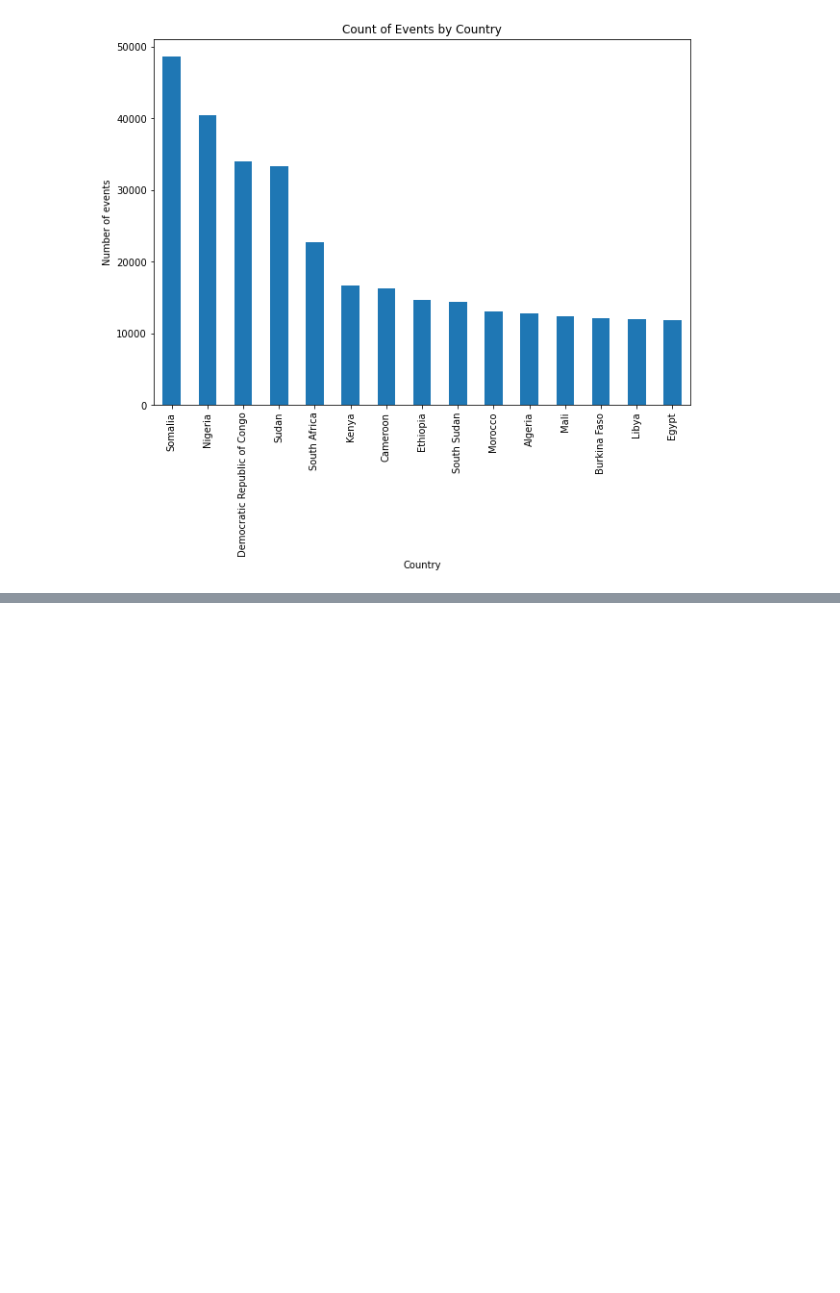
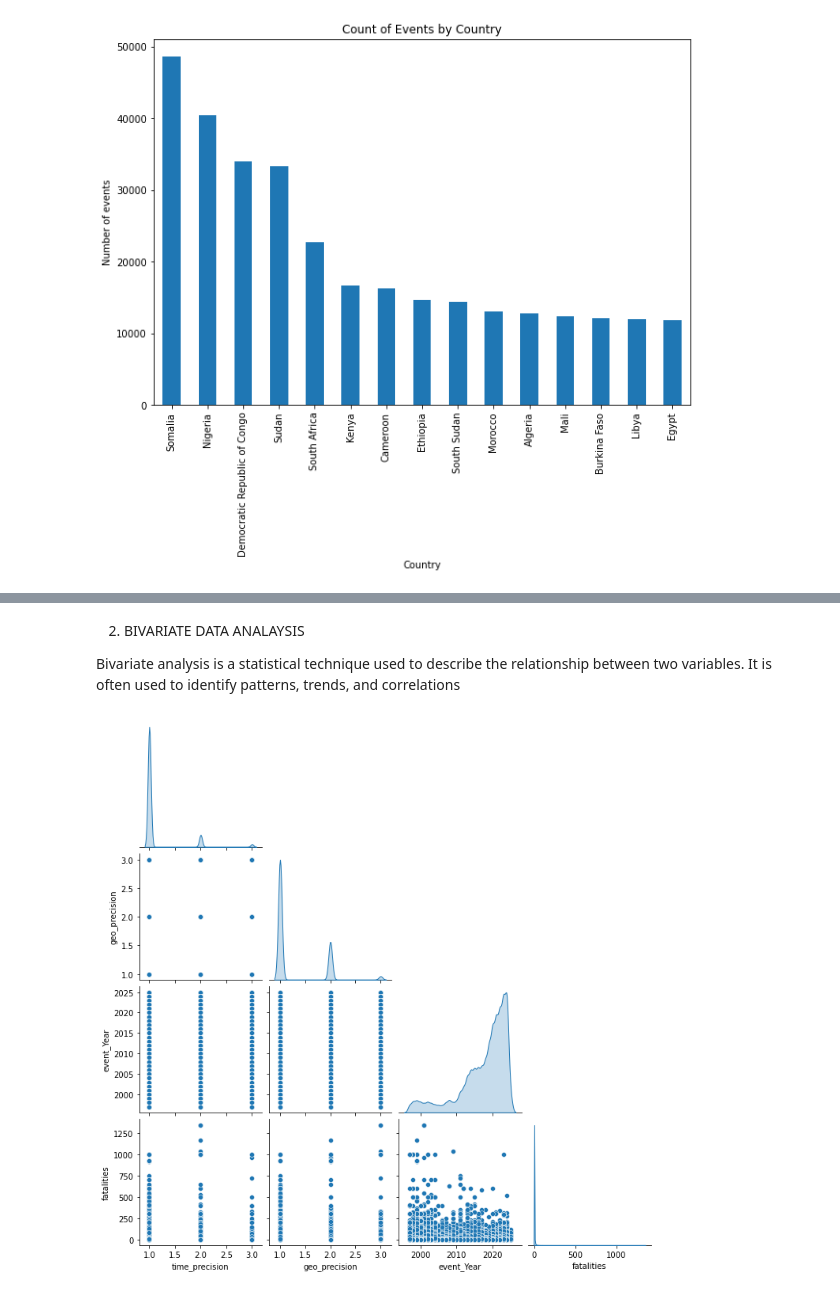
Before and after one commit to Collz472/DSF-PT08P5-GROUP-11-CAPSTONE-PROJECT, a Jupyter notebook: Working Folder/Colleta.ipynb, the cells around one changed output, grey strips where cells are left out. Cells and saved outputs as stored; diff of their text form; code cells hidden in the pictures; blank space fills up the shorter version.

```diff
--- a/Working Folder/Colleta.ipynb
+++ b/Working Folder/Colleta.ipynb
@@ -478,0 +559,15 @@ plt.show()
+# %% [markdown]
+2. BIVARIATE DATA ANALAYSIS
+
+Bivariate analysis is a statistical technique used to describe the relationship between two variables. It is often used to identify patterns, trends, and correlations
+# %%
+# Selecting numerical columns for pairplot
+num_cols = ['time_precision', 'geo_precision', 'event_Year', 'fatalities',]
+
+# Pairplot with KDE diagonal and corner=True to avoid duplicate plots
+sns.pairplot(conflict[num_cols], diag_kind='kde', corner=True)
+
+# Show the plot
+plt.show()
+# %% [output]
+[figure, added]
```
Also changed, not shown: parts of 21 cells of this notebook.
